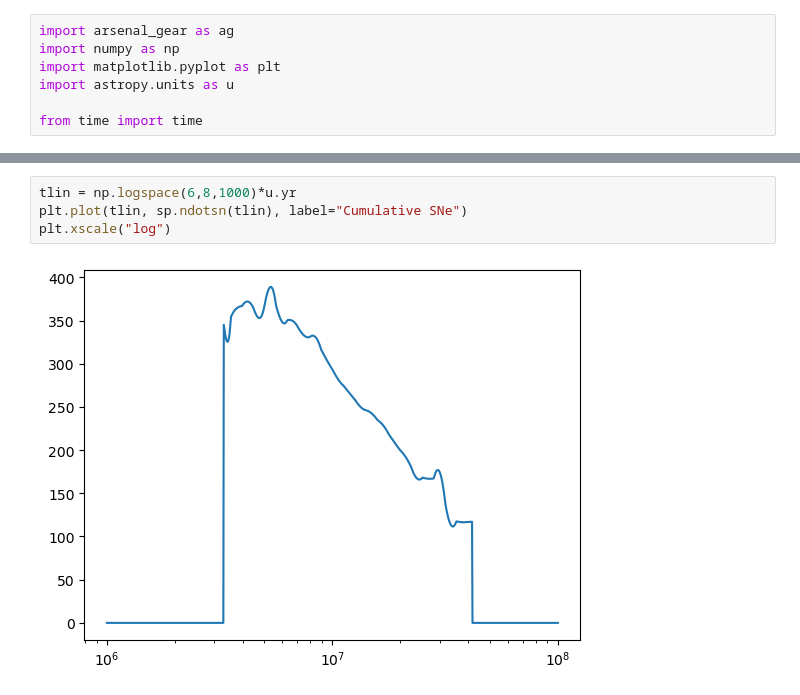
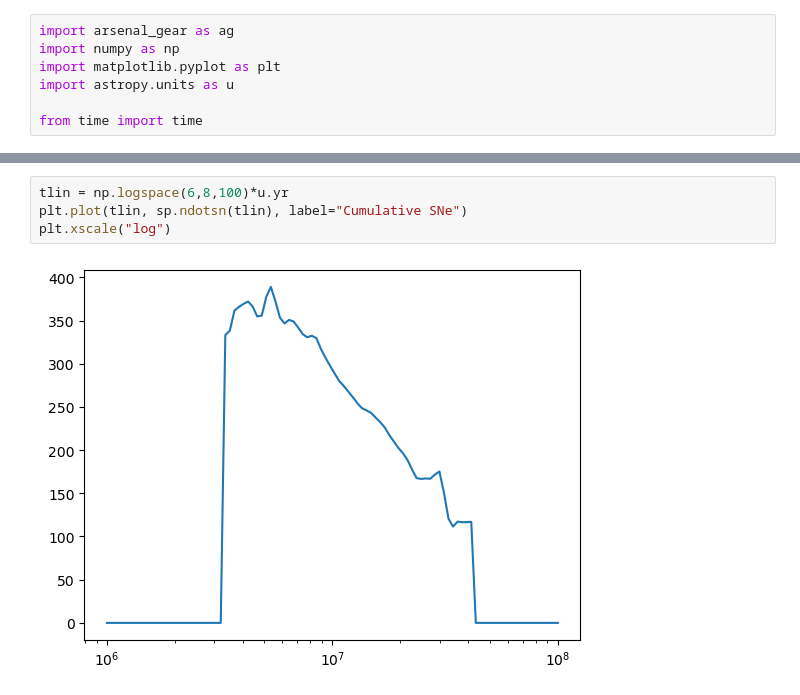
Before and after one commit to arsenal-popsynth/arsenal_gear, a Jupyter notebook: paper_plots.ipynb, the cells around one changed output, grey strips where cells are left out. Saved outputs shown, nothing was run; the diff lists cells and outputs as text.

```diff
--- a/paper_plots.ipynb
+++ b/paper_plots.ipynb
@@ -28,9 +25,9 @@ plt.legend()
 # %%
-tlin = np.logspace(6,8,1000)*u.yr
+tlin = np.logspace(6,8,100)*u.yr
 plt.plot(tlin, sp.ndotsn(tlin), label="Cumulative SNe")
 plt.xscale("log")
 # %% [output]
-[figure, old version]
+[figure, new version]
 # %%
 t = np.array([100])*u.Myr
 timing = -1*time()
```
Also changed, not shown: parts of 5 cells of this notebook, 4 other files.
